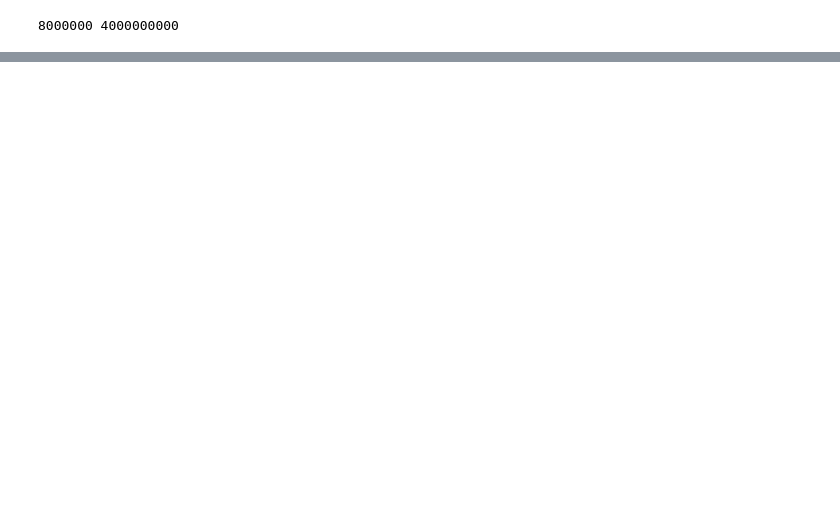
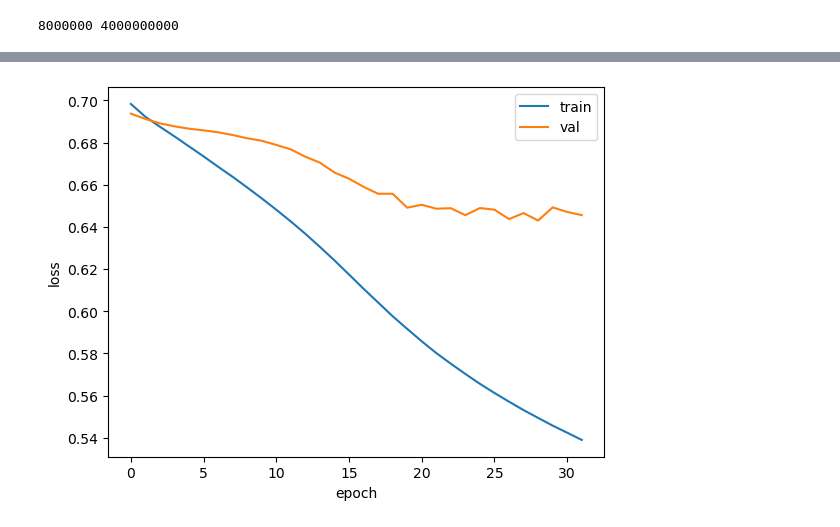
Before and after one commit to kainen0908/jupyterNootebookEx, a Jupyter notebook: machine learning/chap09.ipynb, the cells around one changed output, grey strips where cells are left out. Cells and saved outputs as stored; diff of their text form; code cells hidden in the pictures; blank space fills up the shorter version.

```diff
--- a/machine learning/chap09.ipynb
+++ b/machine learning/chap09.ipynb
@@ -198,0 +258,7 @@ model2.add(keras.layers.Dense(1, activation='sigmoid'))
+# %%
+rmsprop = keras.optimizers.RMSprop(learning_rate=0.0001)
+model2.compile(optimizer=rmsprop, loss='binary_crossentropy', metrics='accuracy')
+checkpoint_cb = keras.callbacks.ModelCheckpoint('best-embedding-model.h5', save_best_only=True)
+early_stopping_cb = keras.callbacks.EarlyStopping(patience=3, restore_best_weights=True)
+history = model2.fit(train_seq, train_target, epochs=100, batch_size= 64, validation_data=(val_seq, val_target),
+                   callbacks=[checkpoint_cb, early_stopping_cb])
@@ -198,0 +283,9 @@ model2.add(keras.layers.Dense(1, activation='sigmoid'))
+# %%
+plt.plot(history.history['loss'])
+plt.plot(history.history['val_loss'])
+plt.xlabel('epoch')
+plt.ylabel('loss')
+plt.legend(['train', 'val'])
+plt.show()
+# %% [output]
+[figure, added]
```
Also changed, not shown: parts of 24 cells of this notebook, 2 other files.
